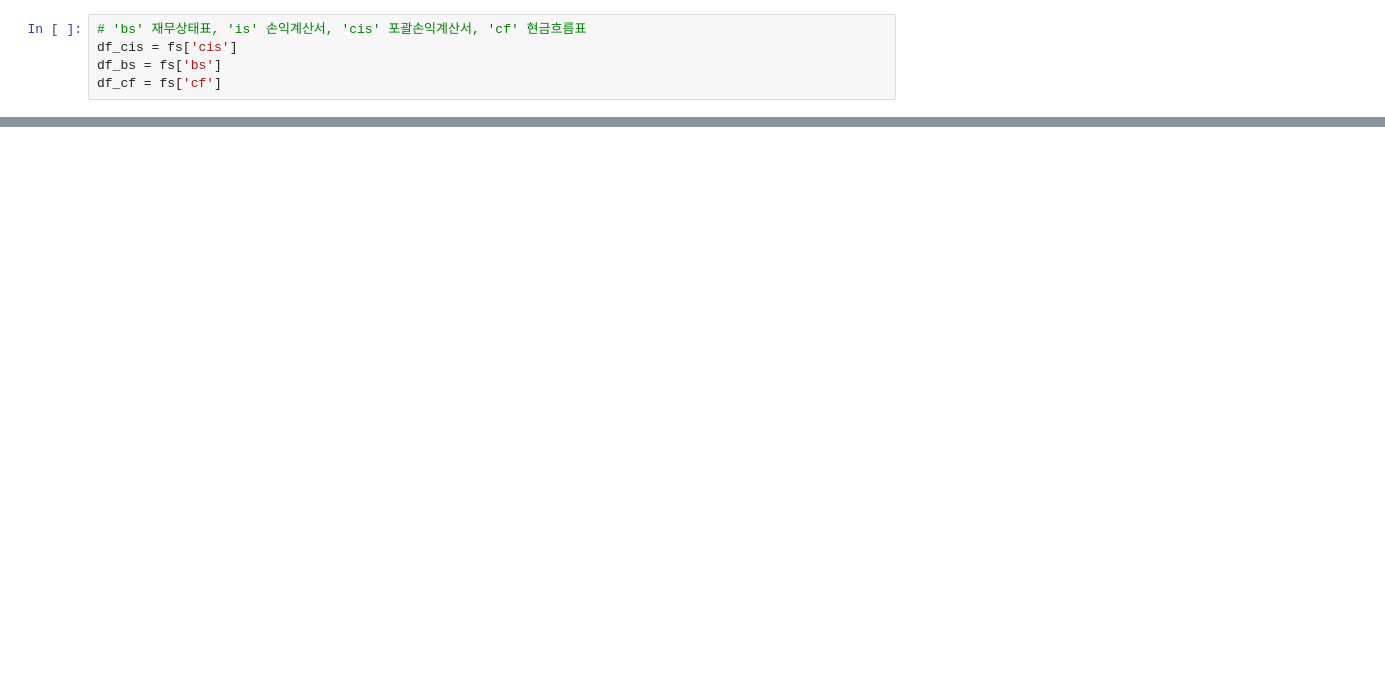
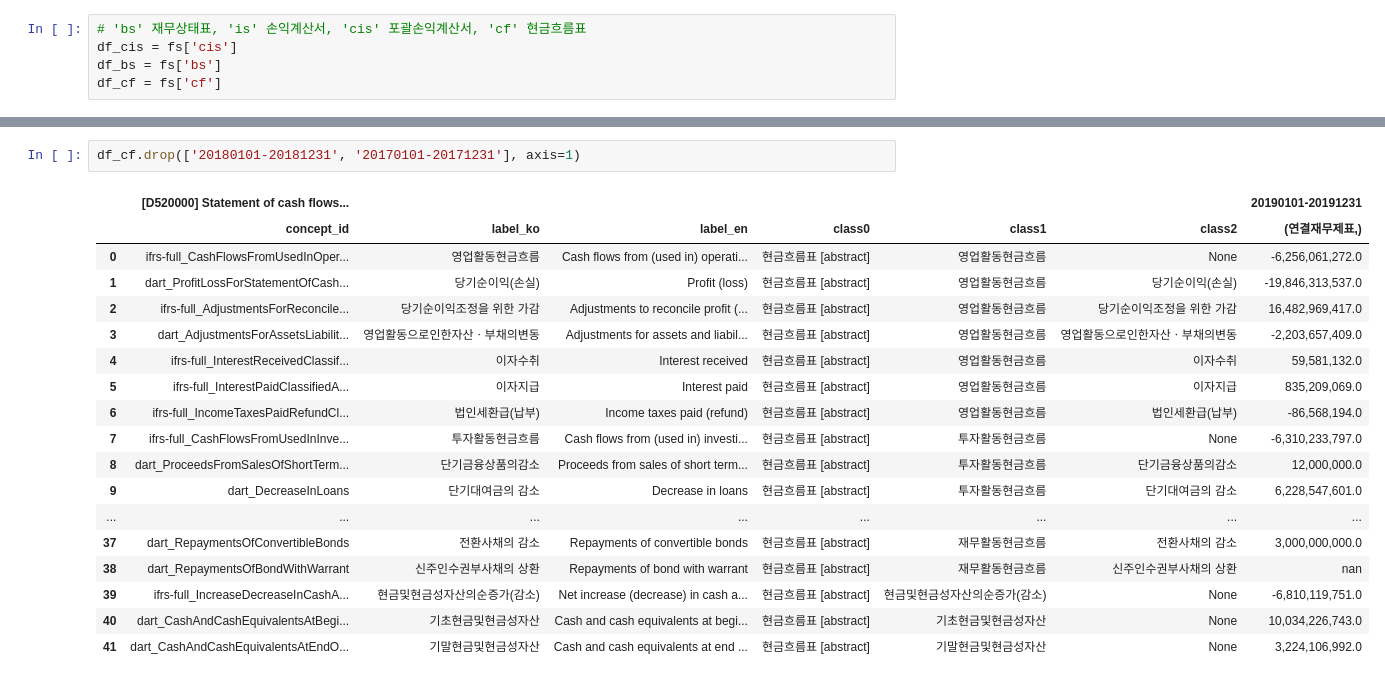
Before and after one commit to Seungki-Jeong/Analysis-of-Corporate-Bankruptcy, a Jupyter notebook: (windows)재무제표, 현금흐름표, 포괄손익계산서 예시.ipynb, the cells around one changed output, grey strips where cells are left out. Cells and saved outputs as stored; diff of their text form; blank space fills up the shorter version.

```diff
--- a/(windows)재무제표, 현금흐름표, 포괄손익계산서 예시.ipynb
+++ b/(windows)재무제표, 현금흐름표, 포괄손익계산서 예시.ipynb
@@ -125,0 +94,21 @@ df_cf
+# %%
+df_cf.drop(['20180101-20181231', '20170101-20171231'], axis=1)
+# %% [output]
+|  | [D520000] Statement of cash flows... |  |  |  |  |  | 20190101-20191231 |
+|  | concept_id | label_ko | label_en | class0 | class1 | class2 | (연결재무제표,) |
+| 0 | ifrs-full_CashFlowsFromUsedInOper... | 영업활동현금흐름 | Cash flows from (used in) operati... | 현금흐름표 [abstract] | 영업활동현금흐름 | None | -6,256,061,272.0 |
+| 1 | dart_ProfitLossForStatementOfCash... | 당기순이익(손실) | Profit (loss) | 현금흐름표 [abstract] | 영업활동현금흐름 | 당기순이익(손실) | -19,846,313,537.0 |
+| 2 | ifrs-full_AdjustmentsForReconcile... | 당기순이익조정을 위한 가감 | Adjustments to reconcile profit (... | 현금흐름표 [abstract] | 영업활동현금흐름 | 당기순이익조정을 위한 가감 | 16,482,969,417.0 |
+| 3 | dart_AdjustmentsForAssetsLiabilit... | 영업활동으로인한자산ㆍ부채의변동 | Adjustments for assets and liabil... | 현금흐름표 [abstract] | 영업활동현금흐름 | 영업활동으로인한자산ㆍ부채의변동 | -2,203,657,409.0 |
+| 4 | ifrs-full_InterestReceivedClassif... | 이자수취 | Interest received | 현금흐름표 [abstract] | 영업활동현금흐름 | 이자수취 | 59,581,132.0 |
+| 5 | ifrs-full_InterestPaidClassifiedA... | 이자지급 | Interest paid | 현금흐름표 [abstract] | 영업활동현금흐름 | 이자지급 | 835,209,069.0 |
+| 6 | ifrs-full_IncomeTaxesPaidRefundCl... | 법인세환급(납부) | Income taxes paid (refund) | 현금흐름표 [abstract] | 영업활동현금흐름 | 법인세환급(납부) | -86,568,194.0 |
+| 7 | ifrs-full_CashFlowsFromUsedInInve... | 투자활동현금흐름 | Cash flows from (used in) investi... | 현금흐름표 [abstract] | 투자활동현금흐름 | None | -6,310,233,797.0 |
+| 8 | dart_ProceedsFromSalesOfShortTerm... | 단기금융상품의감소 | Proceeds from sales of short term... | 현금흐름표 [abstract] | 투자활동현금흐름 | 단기금융상품의감소 | 12,000,000.0 |
+| 9 | dart_DecreaseInLoans | 단기대여금의 감소 | Decrease in loans | 현금흐름표 [abstract] | 투자활동현금흐름 | 단기대여금의 감소 | 6,228,547,601.0 |
+| ... | ... | ... | ... | ... | ... | ... | ... |
+| 37 | dart_RepaymentsOfConvertibleBonds | 전환사채의 감소 | Repayments of convertible bonds | 현금흐름표 [abstract] | 재무활동현금흐름 | 전환사채의 감소 | 3,000,000,000.0 |
+| 38 | dart_RepaymentsOfBondWithWarrant | 신주인수권부사채의 상환 | Repayments of bond with warrant | 현금흐름표 [abstract] | 재무활동현금흐름 | 신주인수권부사채의 상환 | nan |
+| 39 | ifrs-full_IncreaseDecreaseInCashA... | 현금및현금성자산의순증가(감소) | Net increase (decrease) in cash a... | 현금흐름표 [abstract] | 현금및현금성자산의순증가(감소) | None | -6,810,119,751.0 |
+| 40 | dart_CashAndCashEquivalentsAtBegi... | 기초현금및현금성자산 | Cash and cash equivalents at begi... | 현금흐름표 [abstract] | 기초현금및현금성자산 | None | 10,034,226,743.0 |
+| 41 | dart_CashAndCashEquivalentsAtEndO... | 기말현금및현금성자산 | Cash and cash equivalents at end ... | 현금흐름표 [abstract] | 기말현금및현금성자산 | None | 3,224,106,992.0 |
```
Also changed, not shown: parts of 12 cells of this notebook.
